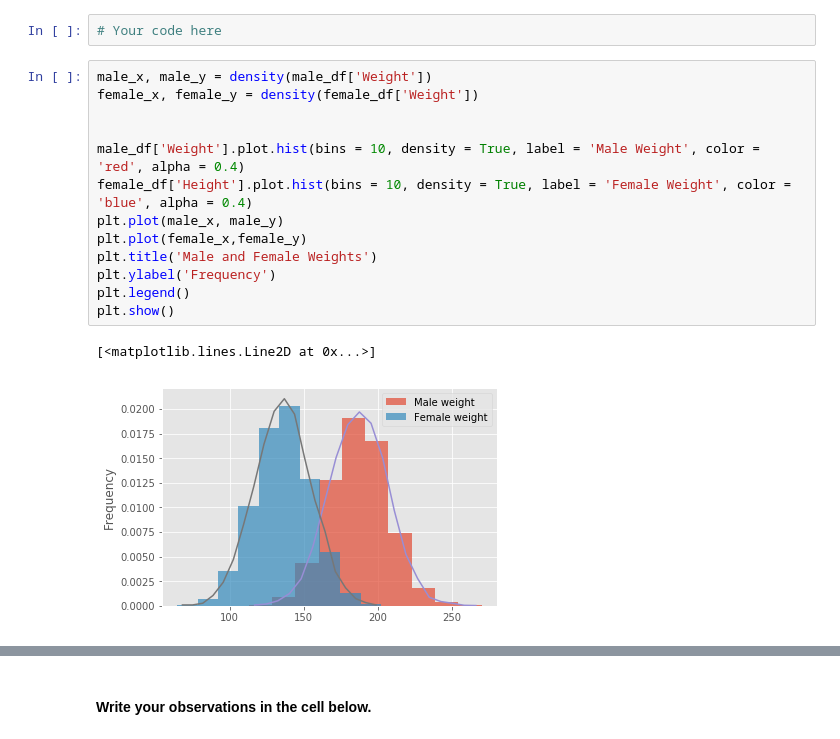
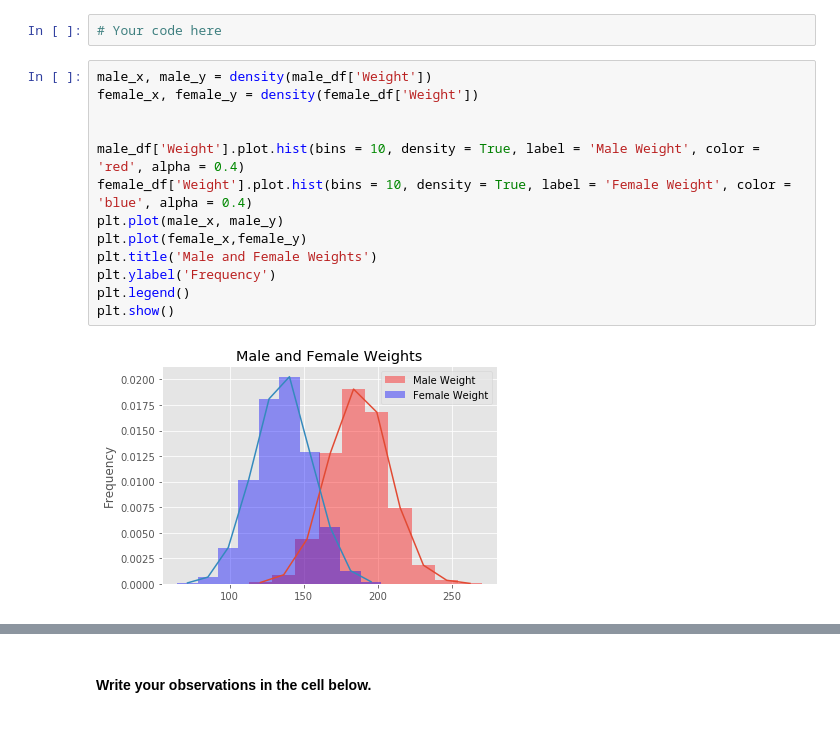
Before and after one commit to kayschulz/dsc-1-09-11-the-probability-density-function-lab-seattle-ds-career-040119, a Jupyter notebook: index.ipynb, the cells around one changed output, grey strips where cells are left out. Cells and saved outputs as stored; diff of their text form.

```diff
--- a/index.ipynb
+++ b/index.ipynb
@@ -145,16 +145,15 @@ plt.show()
 # %%
 male_x, male_y = density(male_df['Weight'])
 female_x, female_y = density(female_df['Weight'])
 
 
 male_df['Weight'].plot.hist(bins = 10, density = True, label = 'Male Weight', color = 'red', alpha = 0.4)
-female_df['Height'].plot.hist(bins = 10, density = True, label = 'Female Weight', color = 'blue', alpha = 0.4)
+female_df['Weight'].plot.hist(bins = 10, density = True, label = 'Female Weight', color = 'blue', alpha = 0.4)
 plt.plot(male_x, male_y)
 plt.plot(female_x,female_y)
 plt.title('Male and Female Weights')
 plt.ylabel('Frequency')
 plt.legend()
 plt.show()
 # %% [output]
-[<matplotlib.lines.Line2D at 0x...>]
-[figure, old version]
+[figure, new version]
```
Also changed, not shown: parts of 1 cell of this notebook.
